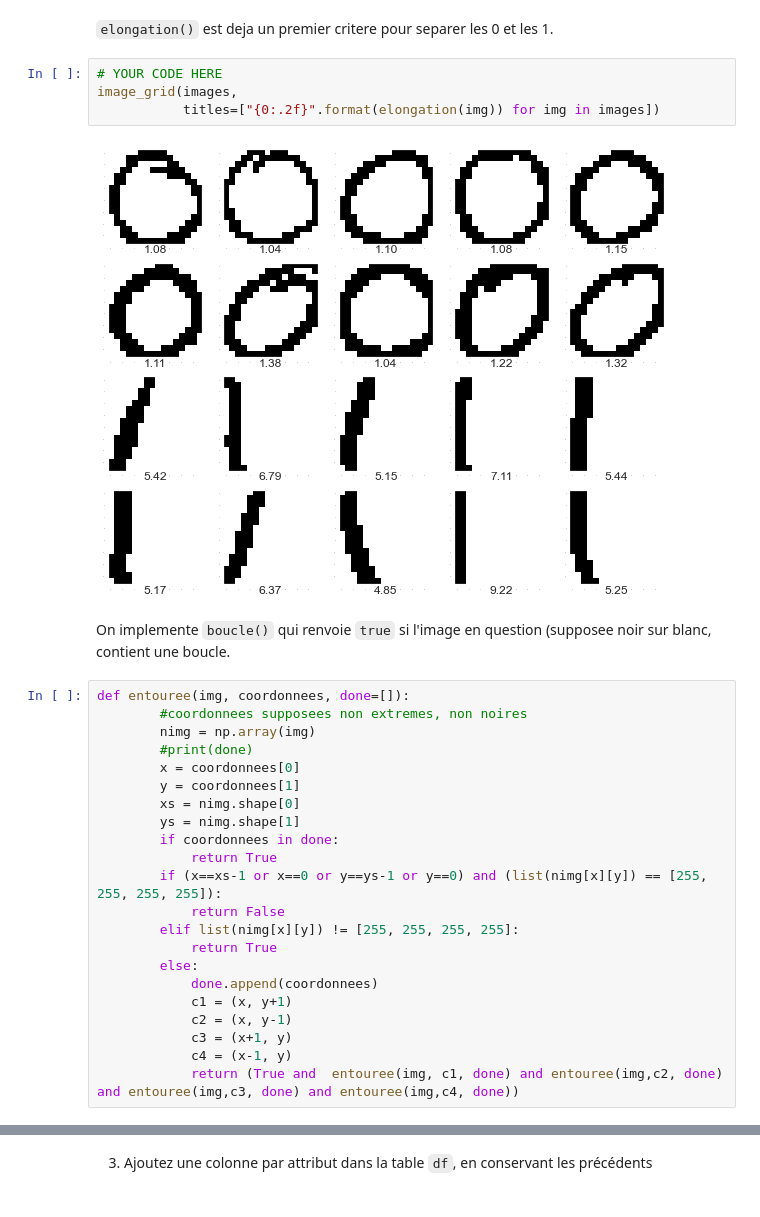
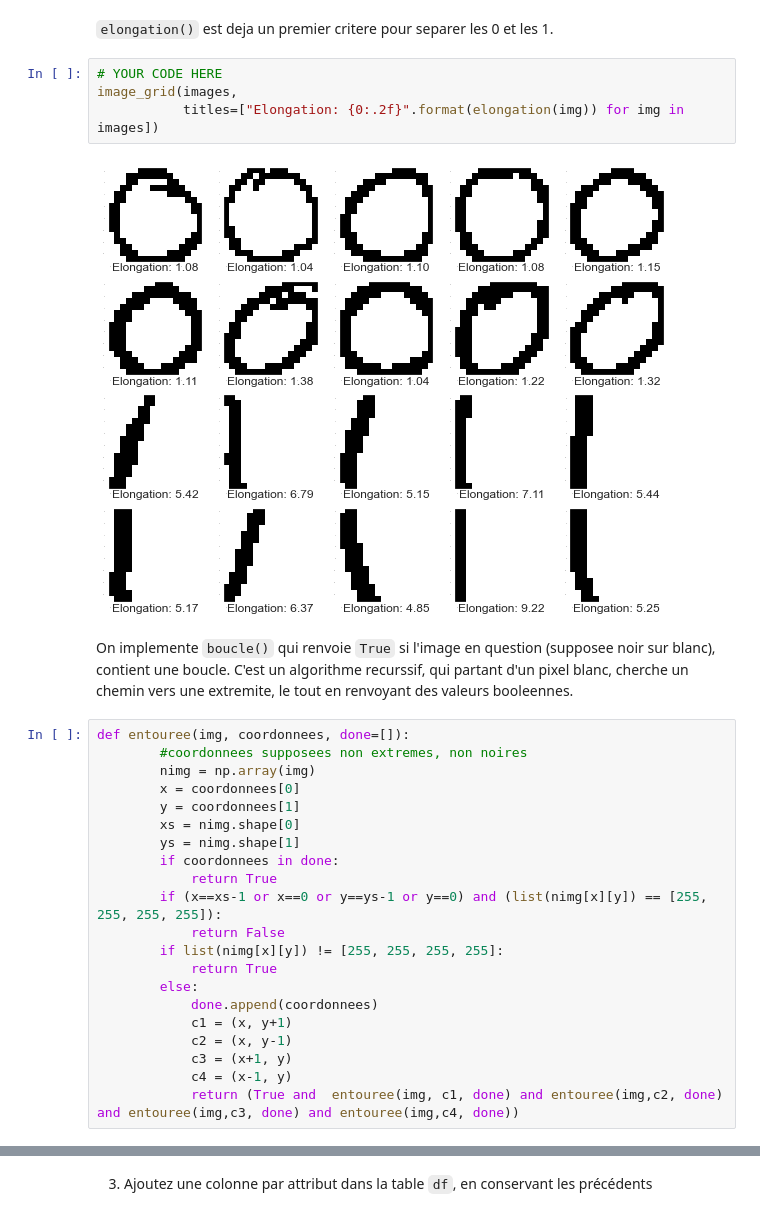
Before and after one commit to MK8BK/SDprojet_image_s2, a Jupyter notebook: 4_analyse_de_donnees.ipynb, the cells around one changed output, grey strips where cells are left out. Drawn from its saved outputs; the diff is of its cells as text.

```diff
--- a/4_analyse_de_donnees.ipynb
+++ b/4_analyse_de_donnees.ipynb
@@ -128,16 +123,16 @@ votre jeu de données":
 # %%
 # YOUR CODE HERE
 image_grid(images,
-           titles=["{0:.2f}".format(elongation(img)) for img in images])
+           titles=["Elongation: {0:.2f}".format(elongation(img)) for img in images])
 # %% [output]
-[figure, old version]
+[figure, new version]
 # %% [markdown]
-On implemente `boucle()` qui renvoie `true` si l'image en question (supposee noir sur blanc, contient une boucle.
+On implemente `boucle()` qui renvoie `True` si l'image en question (supposee noir sur blanc), contient une boucle.
+C'est un algorithme recurssif, qui partant d'un pixel blanc, cherche un chemin vers une extremite, le tout en renvoyant des valeurs booleennes.
 # %%
 def entouree(img, coordonnees, done=[]):
         #coordonnees supposees non extremes, non noires
         nimg = np.array(img)
-        #print(done)
         x = coordonnees[0]
         y = coordonnees[1]
         xs = nimg.shape[0]
@@ -146,7 +141,7 @@ def entouree(img, coordonnees, done=[]):
             return True
         if (x==xs-1 or x==0 or y==ys-1 or y==0) and (list(nimg[x][y]) == [255, 255, 255, 255]):
             return False
-        elif list(nimg[x][y]) != [255, 255, 255, 255]:
+        if list(nimg[x][y]) != [255, 255, 255, 255]:
             return True
         else:
             done.append(coordonnees)
```
Also changed, not shown: parts of 17 cells of this notebook, 1 other file.
